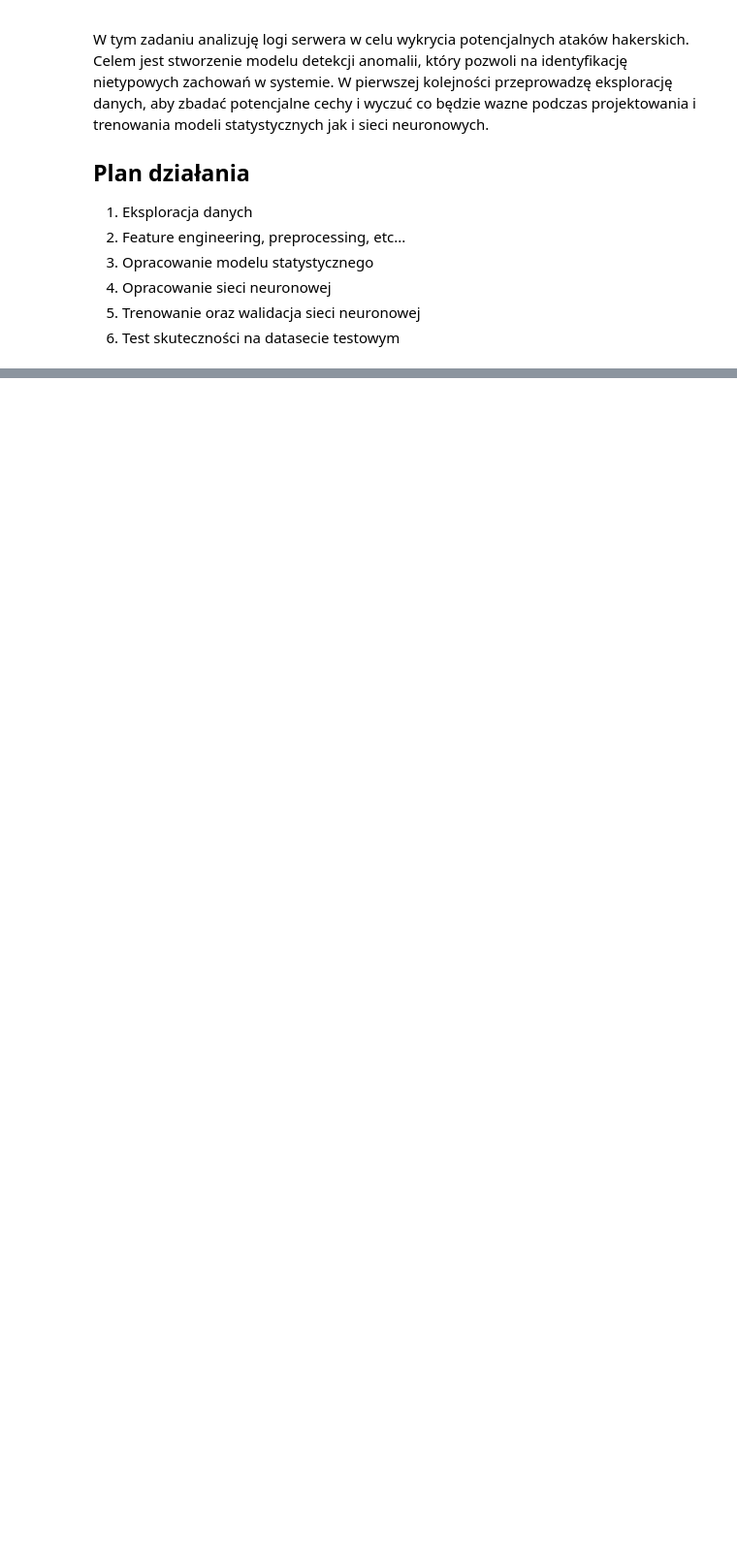
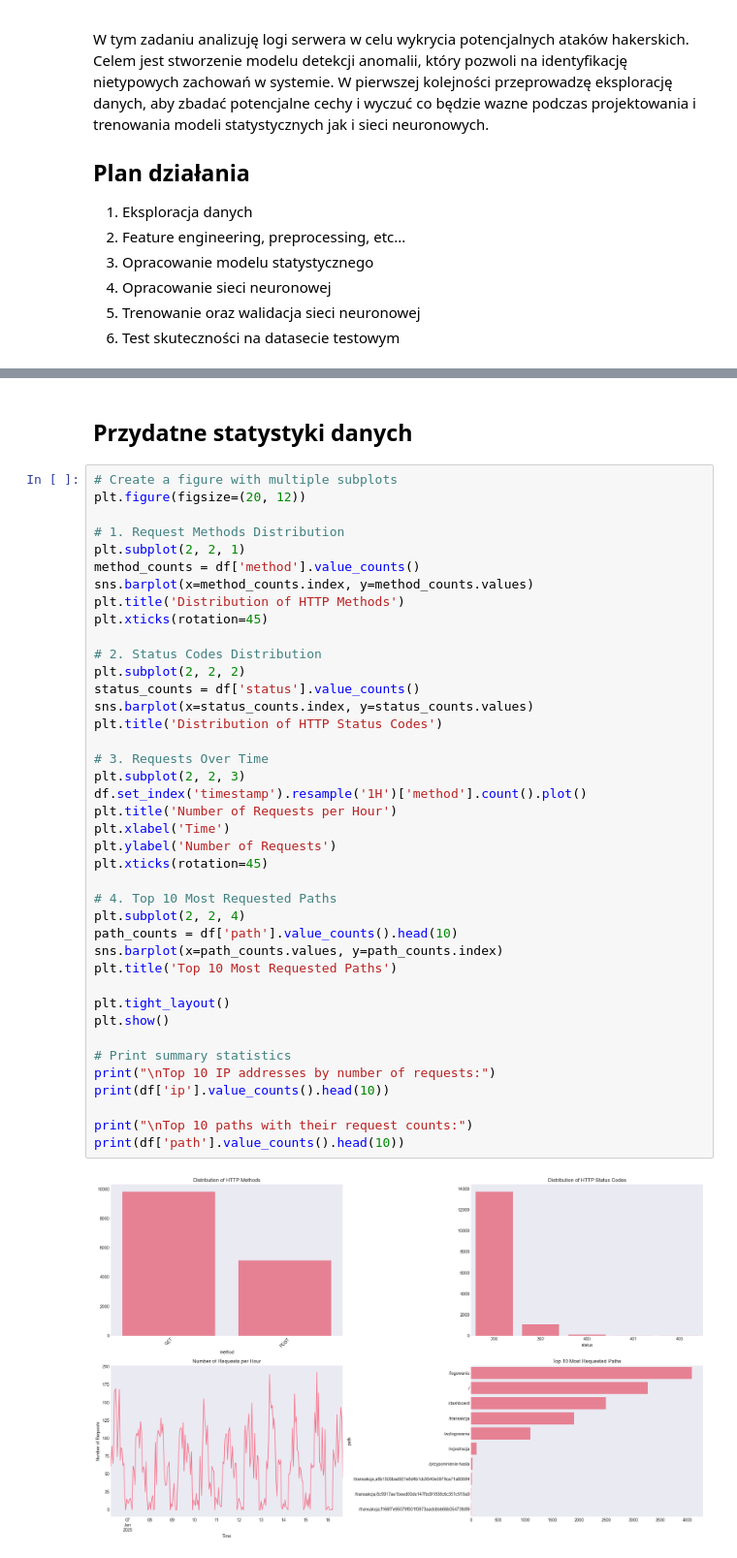
Before and after one commit to 70ziko/RoarING-challenge, a Jupyter notebook: explore_data.ipynb, the cells around one changed output, grey strips where cells are left out. Shown at 97% size. Saved outputs shown, nothing was run; the diff lists cells and outputs as text; blank space fills up the shorter version.

```diff
--- a/explore_data.ipynb
+++ b/explore_data.ipynb
@@ -38,0 +96,44 @@ for key, value in report.items():
+# %% [markdown]
+## Przydatne statystyki danych
+# %%
+# Create a figure with multiple subplots
+plt.figure(figsize=(20, 12))
+
+# 1. Request Methods Distribution
+plt.subplot(2, 2, 1)
+method_counts = df['method'].value_counts()
+sns.barplot(x=method_counts.index, y=method_counts.values)
+plt.title('Distribution of HTTP Methods')
+plt.xticks(rotation=45)
+
+# 2. Status Codes Distribution
+plt.subplot(2, 2, 2)
+status_counts = df['status'].value_counts()
+sns.barplot(x=status_counts.index, y=status_counts.values)
+plt.title('Distribution of HTTP Status Codes')
+
+# 3. Requests Over Time
+plt.subplot(2, 2, 3)
+df.set_index('timestamp').resample('1H')['method'].count().plot()
+plt.title('Number of Requests per Hour')
+plt.xlabel('Time')
+plt.ylabel('Number of Requests')
+plt.xticks(rotation=45)
+
+# 4. Top 10 Most Requested Paths
+plt.subplot(2, 2, 4)
+path_counts = df['path'].value_counts().head(10)
+sns.barplot(x=path_counts.values, y=path_counts.index)
+plt.title('Top 10 Most Requested Paths')
+
+plt.tight_layout()
+plt.show()
+
+# Print summary statistics
+print("\nTop 10 IP addresses by number of requests:")
+print(df['ip'].value_counts().head(10))
+
+print("\nTop 10 paths with their request counts:")
+print(df['path'].value_counts().head(10))
+# %% [output]
+[figure, added]
```
Also changed, not shown: parts of 11 cells of this notebook, 5 other files.
